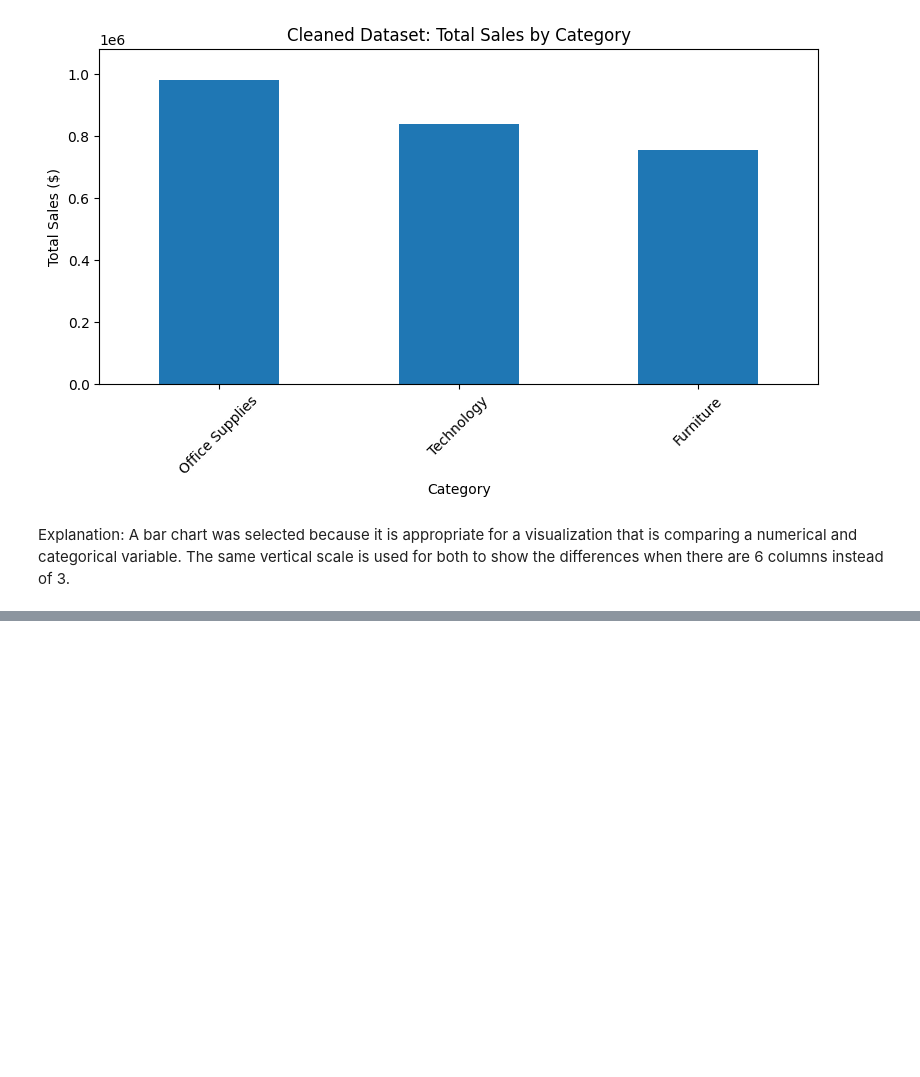
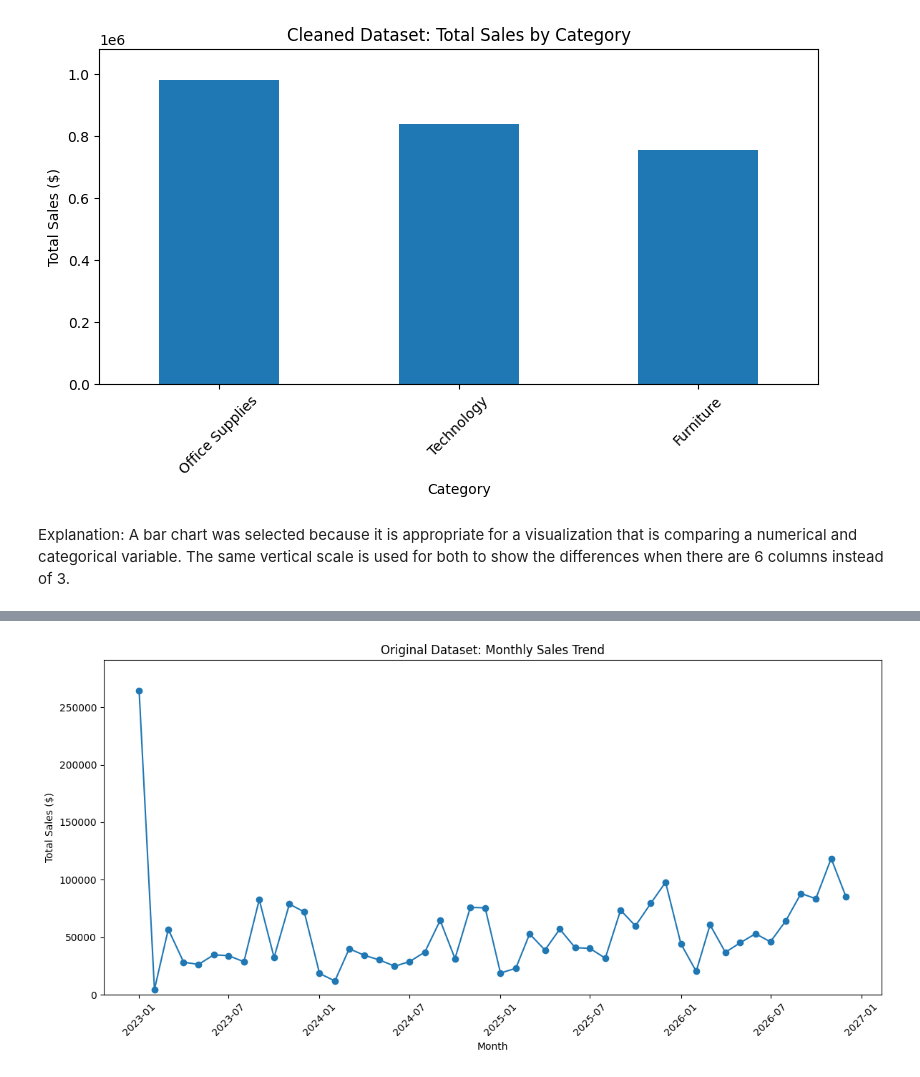
Before and after one commit to DavidRayle11/Data-401, a Jupyter notebook: HW3.ipynb, the cells around one changed output, grey strips where cells are left out. Drawn from its saved outputs; the diff is of its cells as text; code cells hidden in the pictures; blank space fills up the shorter version.

```diff
--- a/HW3.ipynb
+++ b/HW3.ipynb
@@ -1115,0 +1118,6 @@ Order Date after Ship Date: 0
+# %%
+clean["State/Province"] = (
+    clean["State/Province"]
+    .str.strip()
+    .str.title()
+)
@@ -1288,0 +1386,15 @@ Explanation: A bar chart was selected because it is appropriate for a visualizat
+# %%
+original_monthly = (
+    df.assign(OrderMonth=original_order_date.dt.to_period("M"))
+    .groupby("OrderMonth")["Sales"]
+    .sum()
+)
+
+clean_monthly = (
+    clean.assign(OrderMonth=clean["Order Date"].dt.to_period("M"))
+    .groupby("OrderMonth")["Sales"]
+    .sum()
+)
+# %%
+original_monthly.index = original_monthly.index.to_timestamp()
+clean_monthly.index = clean_monthly.index.to_timestamp()
@@ -1288,0 +1432,24 @@ Explanation: A bar chart was selected because it is appropriate for a visualizat
+# %%
+monthly_max = max(
+    original_monthly.max(),
+    clean_monthly.max()
+)
+
+plt.figure(figsize=(12, 6))
+
+plt.plot(
+    original_monthly.index,
+    original_monthly.values,
+    marker="o"
+)
+
+plt.title("Original Dataset: Monthly Sales Trend")
+plt.xlabel("Month")
+plt.ylabel("Total Sales ($)")
+plt.ylim(0, monthly_max * 1.10)
+plt.xticks(rotation=45)
+
+plt.tight_layout()
+plt.show()
+# %% [output]
+[figure, added]
```
Also changed, not shown: parts of 32 cells of this notebook, 2 other files.
